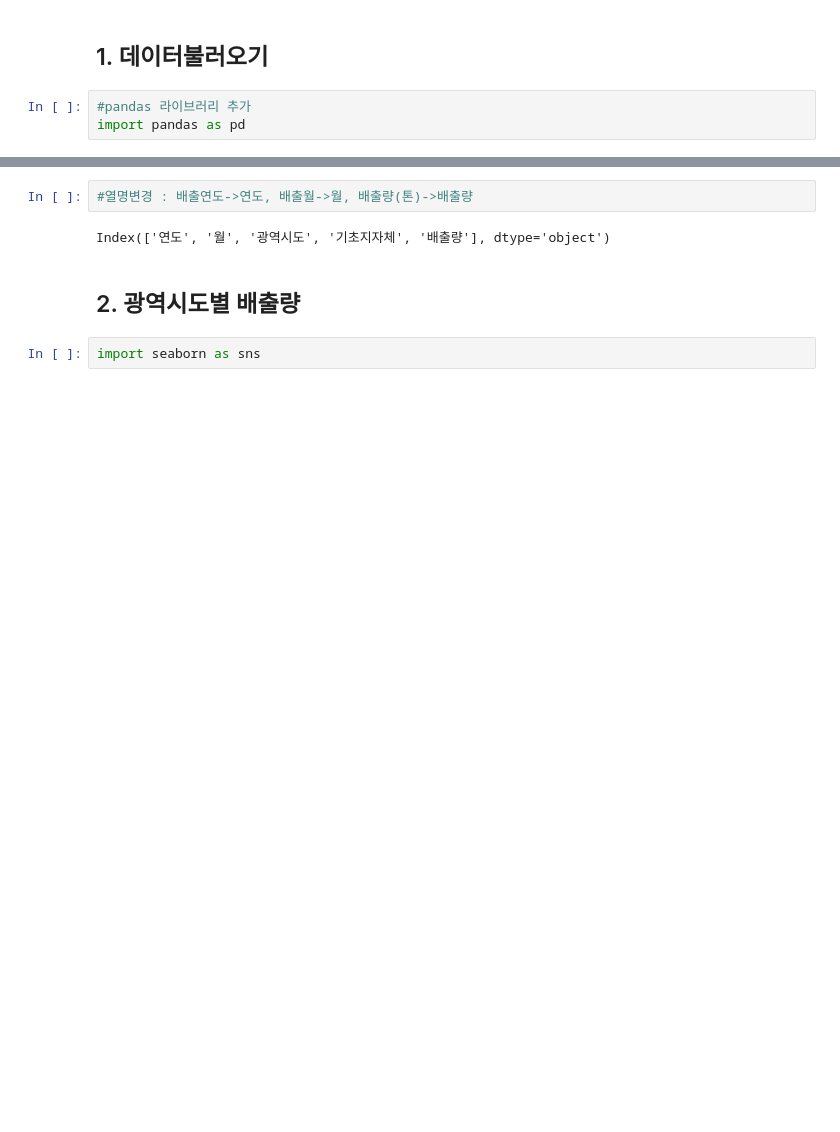
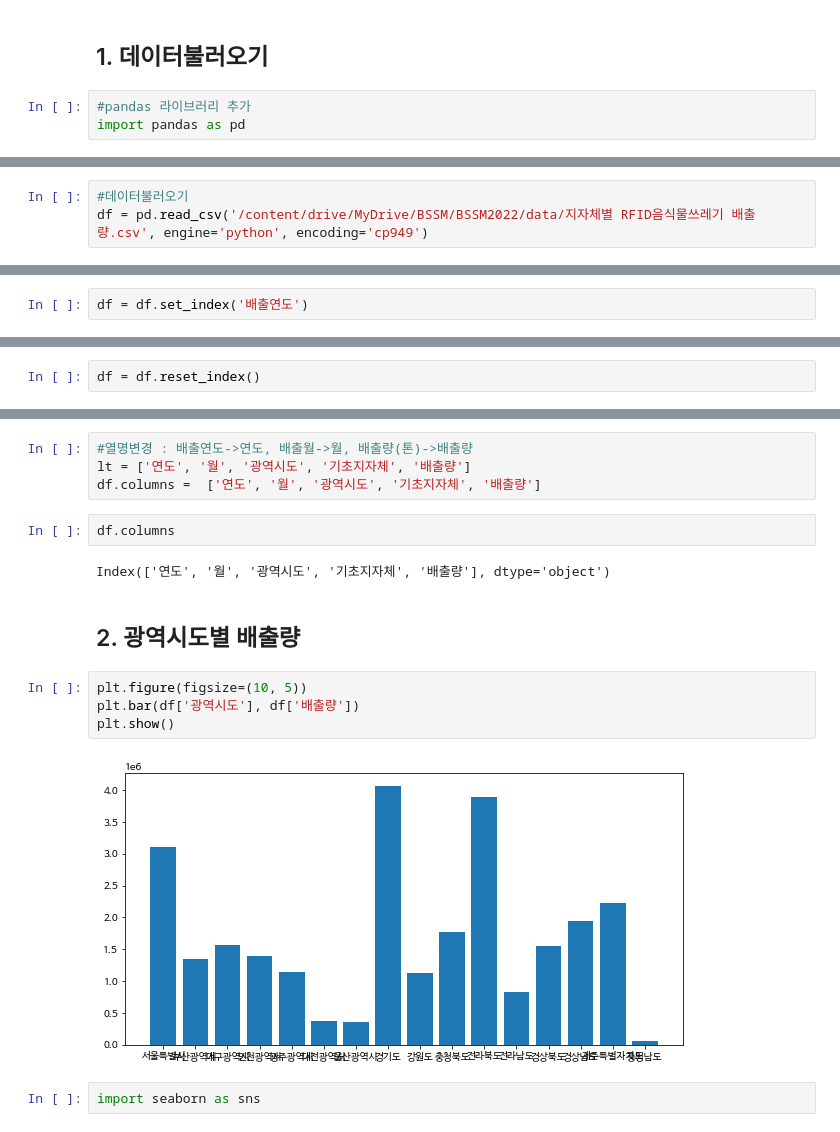
Before and after one commit to cybermin/2022_BSSM, a Jupyter notebook: 02_pandas_basic_해결문제.ipynb, the cells around one changed output, grey strips where cells are left out. Drawn from its saved outputs; the diff is of its cells as text; blank space fills up the shorter version.

```diff
--- a/02_pandas_basic_해결문제.ipynb
+++ b/02_pandas_basic_해결문제.ipynb
@@ -50,0 +59,3 @@ import pandas as pd
+# %%
+#데이터불러오기
+df = pd.read_csv('/content/drive/MyDrive/BSSM/BSSM2022/data/지자체별 RFID음식물쓰레기 배출량.csv', engine='python', encoding='cp949')
@@ -50,0 +87,2 @@ import pandas as pd
+# %%
+df = df.set_index('배출연도')
@@ -50,0 +189,2 @@ import pandas as pd
+# %%
+df = df.reset_index()
@@ -51,8 +284,18 @@ import pandas as pd
 # %%
 #열명변경 : 배출연도->연도, 배출월->월, 배출량(톤)->배출량
+lt = ['연도', '월', '광역시도', '기초지자체', '배출량']
+df.columns =  ['연도', '월', '광역시도', '기초지자체', '배출량']
-# %% [output]
-Index(['연도', '월', '광역시도', '기초지자체', '배출량'], dtype='object')
+# %%
+df.columns
+# %% [output]
+Index(['연도', '월', '광역시도', '기초지자체', '배출량'], dtype='object')
 # %% [markdown]
 ## 2. 광역시도별 배출량
+# %%
+plt.figure(figsize=(10, 5))
+plt.bar(df['광역시도'], df['배출량'])
+plt.show()
+# %% [output]
+[figure, added]
 # %%
 import seaborn as sns
```
Also changed, not shown: parts of 41 cells of this notebook.
